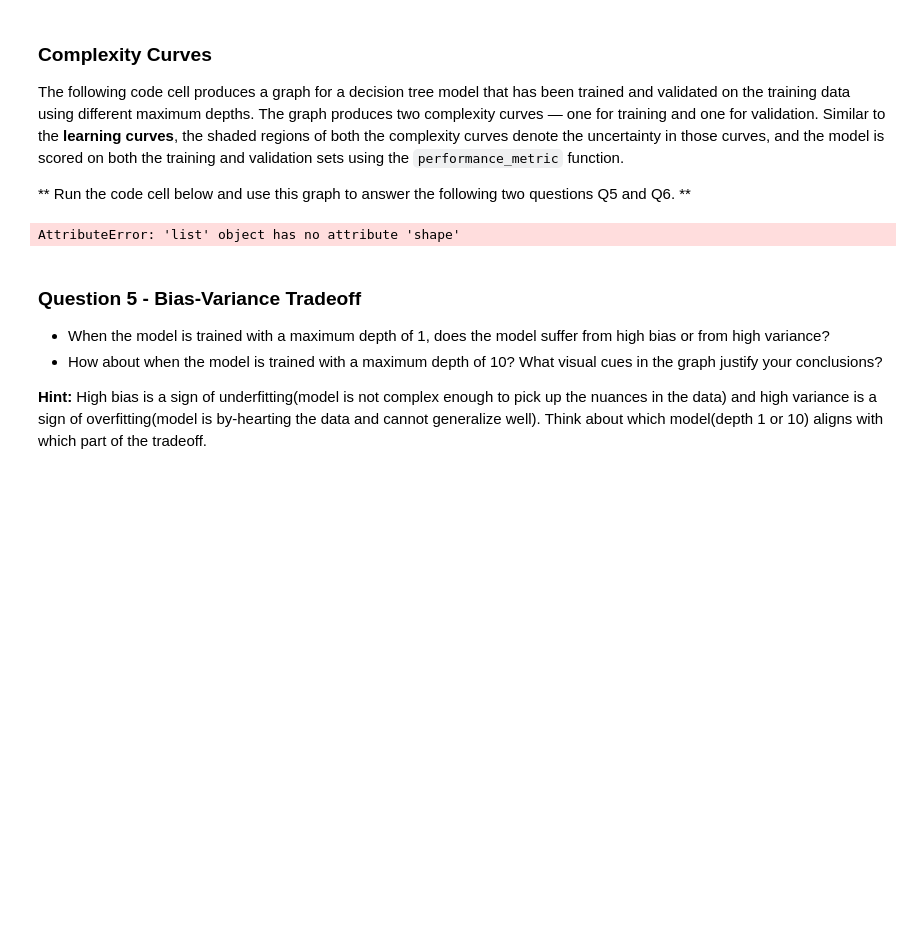
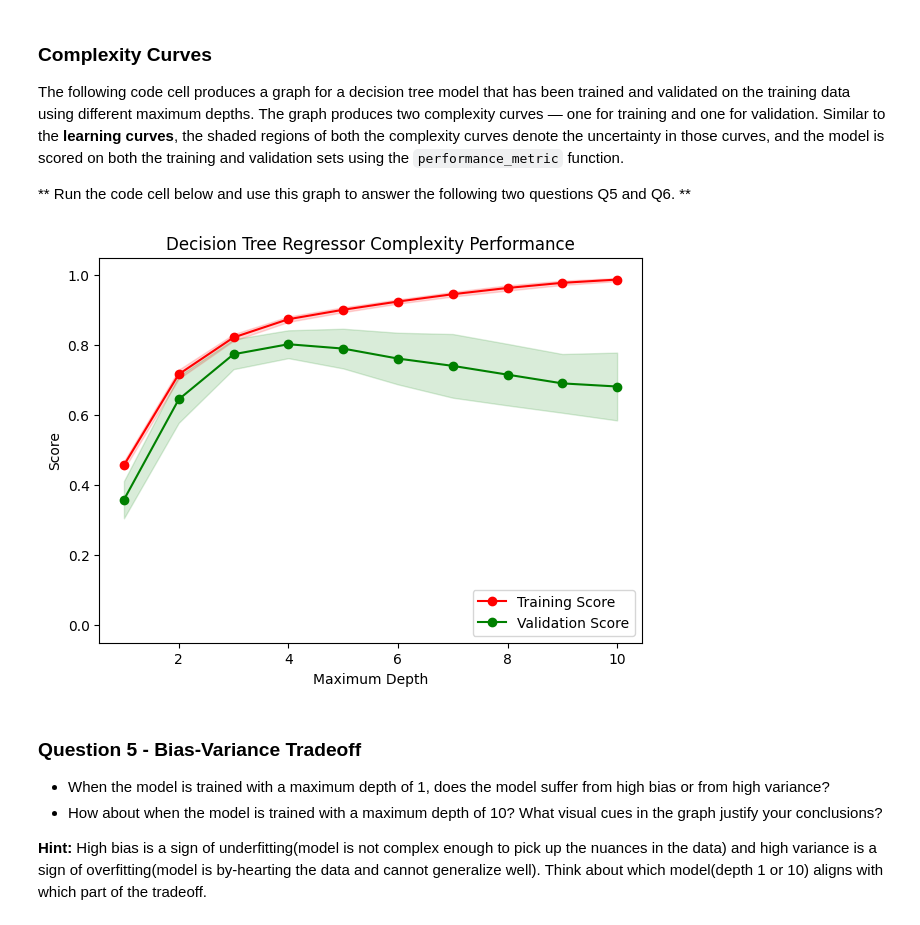
Before and after one commit to Tasneem-Sherif/ai-project, a Jupyter notebook: mohamed_Mohamed_Nageeb/boston_housing.ipynb, the cells around one changed output. Cells and saved outputs as stored; diff of their text form; code cells hidden in the pictures; blank space fills up the shorter version.

```diff
--- a/mohamed_Mohamed_Nageeb/boston_housing.ipynb
+++ b/mohamed_Mohamed_Nageeb/boston_housing.ipynb
@@ -559,15 +538,6 @@ More Training Points? No, reducing model complexity is needed.
 The following code cell produces a graph for a decision tree model that has been trained and validated on the training data using different maximum depths. The graph produces two complexity curves — one for training and one for validation. Similar to the **learning curves**, the shaded regions of both the complexity curves denote the uncertainty in those curves, and the model is scored on both the training and validation sets using the `performance_metric` function.
 
 ** Run the code cell below and use this graph to answer the following two questions Q5 and Q6. **
-# %%
-from sklearn.model_selection import train_test_split
-
-# Example dataset
-X = [[1], [2], [3], [4], [5]]
-y = [0, 1, 0, 1, 0]
-
-# Splitting the dataset
-X_train, X_test, y_train, y_test = train_test_split(X, y, test_size=0.2, random_state=42)
 # %%
 import warnings
 import matplotlib.pyplot as plt
@@ -634,7 +606,7 @@ def ModelLearning(X, y):
 # %%
-vs.ModelComplexity(X_train, y_train)
+ModelComplexity(X_train, y_train)
 # %% [output]
-AttributeError: 'list' object has no attribute 'shape'
+[figure, added]
 # %% [markdown]
 ### Question 5 - Bias-Variance Tradeoff
 * When the model is trained with a maximum depth of 1, does the model suffer from high bias or from high variance?
```
Also changed, not shown: parts of 22 cells of this notebook.
